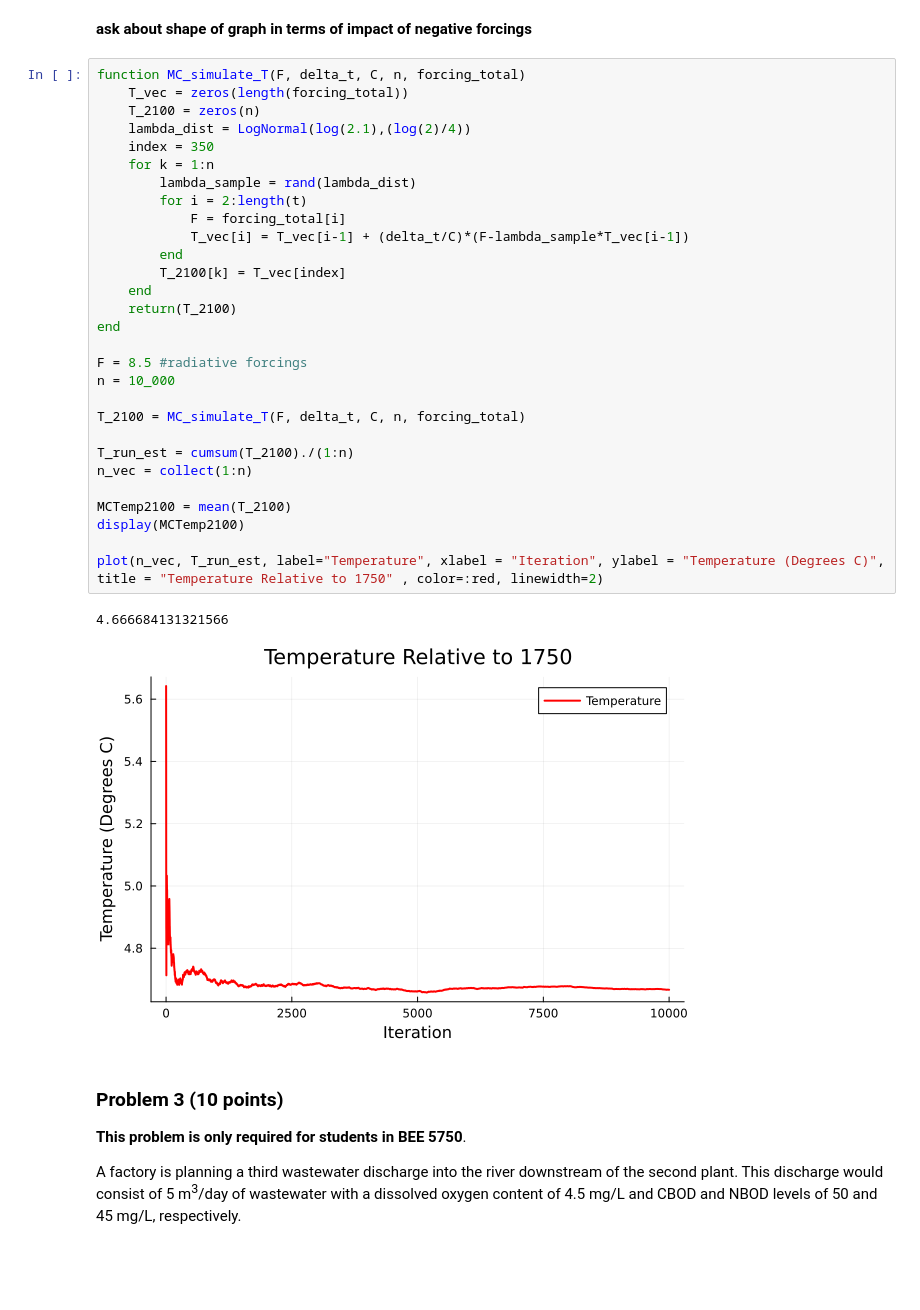
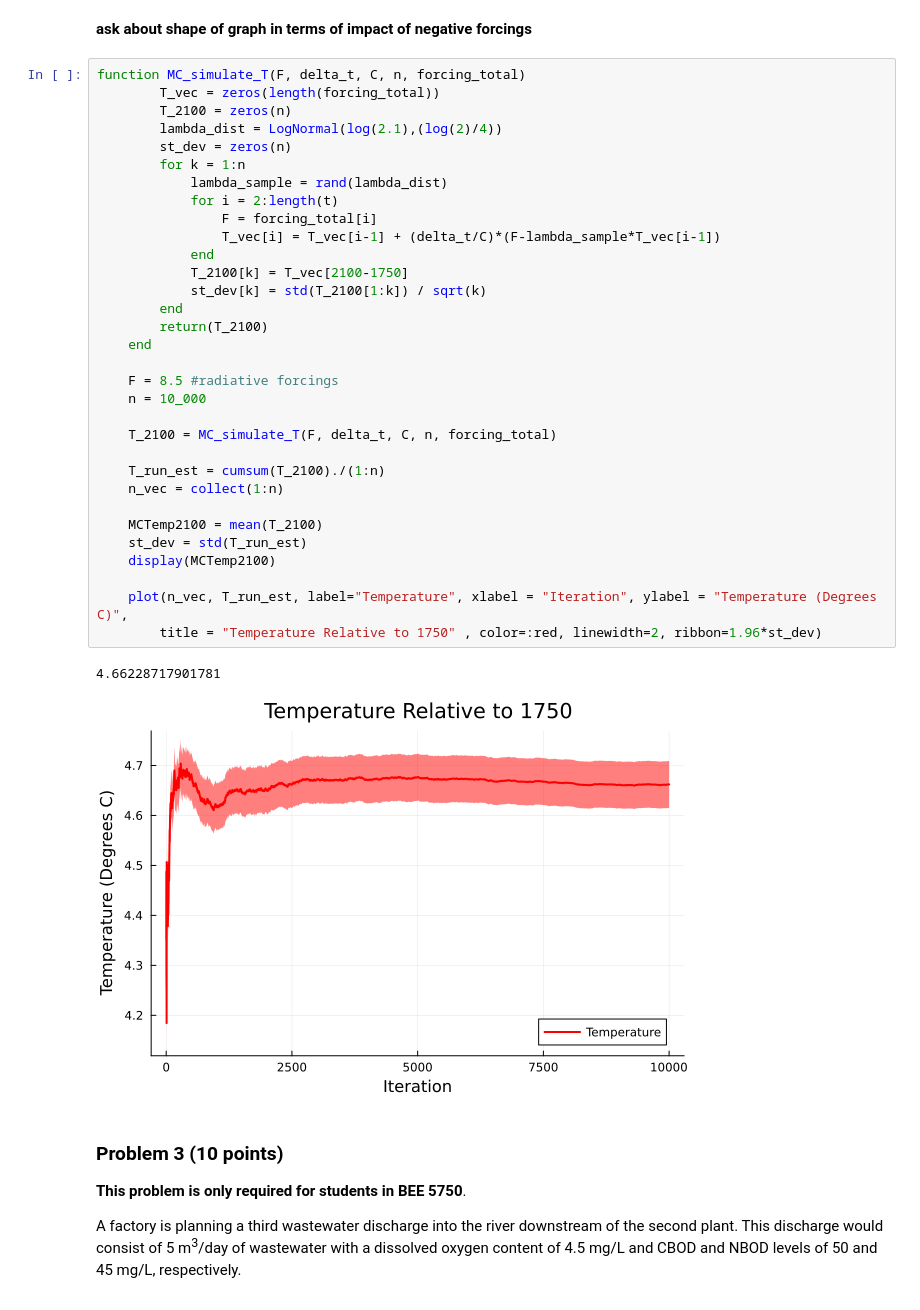
Before and after one commit to BEE4750-FA24/hw3-last-three-braincells, a Jupyter notebook: hw03.ipynb, the cells around one changed output. Cells and saved outputs as stored; diff of their text form; blank space fills up the shorter version.

```diff
--- a/hw03.ipynb
+++ b/hw03.ipynb
@@ -400,36 +397,39 @@ plot(t, T_vec, label="Temperature", xlabel = "Year", ylabel = "Temperature (Degr
 **ask about shape of graph in terms of impact of negative forcings**
 # %%
 function MC_simulate_T(F, delta_t, C, n, forcing_total)
-    T_vec = zeros(length(forcing_total))
-    T_2100 = zeros(n)
-    lambda_dist = LogNormal(log(2.1),(log(2)/4))
-    index = 350
-    for k = 1:n
-        lambda_sample = rand(lambda_dist)
-        for i = 2:length(t)
-            F = forcing_total[i]
-            T_vec[i] = T_vec[i-1] + (delta_t/C)*(F-lambda_sample*T_vec[i-1])
-        end
-        T_2100[k] = T_vec[index]
+        T_vec = zeros(length(forcing_total))
+        T_2100 = zeros(n)
+        lambda_dist = LogNormal(log(2.1),(log(2)/4))
+        st_dev = zeros(n)
+        for k = 1:n
+            lambda_sample = rand(lambda_dist)
+            for i = 2:length(t)
+                F = forcing_total[i]
+                T_vec[i] = T_vec[i-1] + (delta_t/C)*(F-lambda_sample*T_vec[i-1])
+            end
+            T_2100[k] = T_vec[2100-1750]
+            st_dev[k] = std(T_2100[1:k]) / sqrt(k)
+        end
+        return(T_2100)
     end
-    return(T_2100)
-end
 
-F = 8.5 #radiative forcings
-n = 10_000
+    F = 8.5 #radiative forcings
+    n = 10_000
 
-T_2100 = MC_simulate_T(F, delta_t, C, n, forcing_total)
+    T_2100 = MC_simulate_T(F, delta_t, C, n, forcing_total)
 
-T_run_est = cumsum(T_2100)./(1:n)
-n_vec = collect(1:n)
+    T_run_est = cumsum(T_2100)./(1:n)
+    n_vec = collect(1:n)
 
-MCTemp2100 = mean(T_2100)
-display(MCTemp2100)
+    MCTemp2100 = mean(T_2100)
+    st_dev = std(T_run_est)
+    display(MCTemp2100)
 
-plot(n_vec, T_run_est, label="Temperature", xlabel = "Iteration", ylabel = "Temperature (Degrees C)", title = "Temperature Relative to 1750" , color=:red, linewidth=2)
+    plot(n_vec, T_run_est, label="Temperature", xlabel = "Iteration", ylabel = "Temperature (Degrees C)",
+        title = "Temperature Relative to 1750" , color=:red, linewidth=2, ribbon=1.96*st_dev)
 # %% [output]
-4.666684131321566
+4.66228717901781
-[figure, old version]
+[figure, new version]
 # %% [markdown]
 ### Problem 3 (10 points)
 
```
Also changed, not shown: parts of 5 cells of this notebook.
